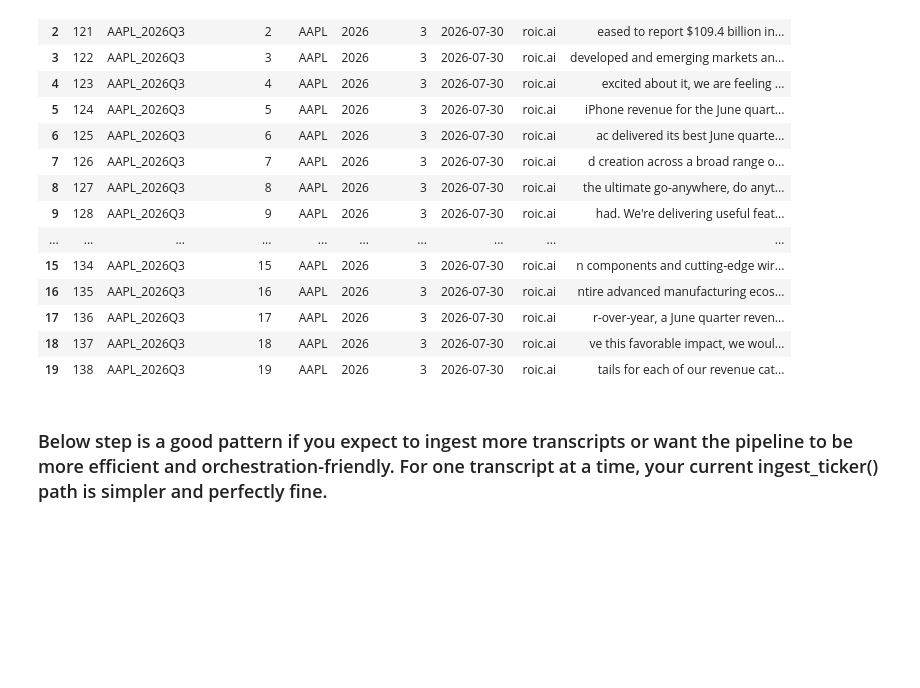
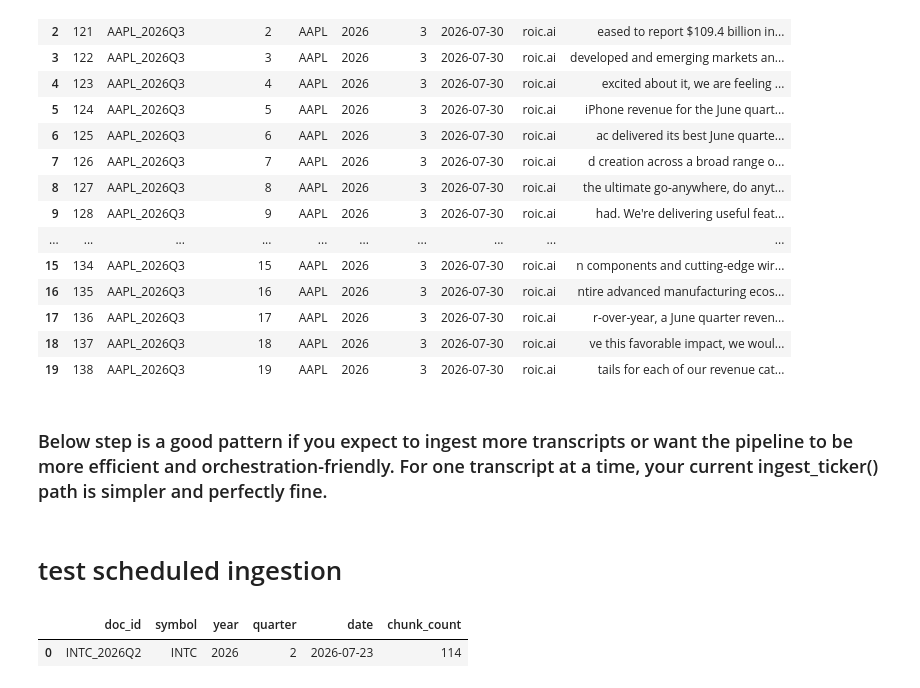
Before and after one commit to camilleecu/Earnings-Call-Intelligence-Agent, a Jupyter notebook: test_notebooks/test_data_ingestion.ipynb, the cells around one changed output. Saved outputs shown, nothing was run; the diff lists cells and outputs as text; code cells hidden in the pictures; blank space fills up the shorter version.

```diff
--- a/test_data_ingestion.ipynb
+++ b/test_notebooks/test_data_ingestion.ipynb
@@ -474,3 +474,39 @@ for meta, text, vec in tqdm(zip(chunk_meta, all_chunks, all_vectors), total=len(
     )
 
 conn.commit()
+# %% [markdown]
+# test scheduled ingestion
+# %%
+# Connect and confirm INTC chunks
+
+import os
+import psycopg
+import pandas as pd
+
+pg_conn_str = os.environ["PG_CONN_STR"]
+
+query = """
+SELECT
+    doc_id,
+    symbol,
+    year,
+    quarter,
+    date,
+    COUNT(*) AS chunk_count
+FROM earnings_chunks
+WHERE symbol = %s
+GROUP BY doc_id, symbol, year, quarter, date
+ORDER BY date DESC;
+"""
+
+with psycopg.connect(pg_conn_str) as conn:
+    with conn.cursor() as cur:
+        cur.execute(query, ("INTC",))
+        rows = cur.fetchall()
+        columns = [column.name for column in cur.description]
+
+intc_chunks = pd.DataFrame(rows, columns=columns)
+intc_chunks
+# %% [output]
+|  | doc_id | symbol | year | quarter | date | chunk_count |
+| 0 | INTC_2026Q2 | INTC | 2026 | 2 | 2026-07-23 | 114 |
```
Also changed, not shown: parts of 2 cells of this notebook, 19 other files.
